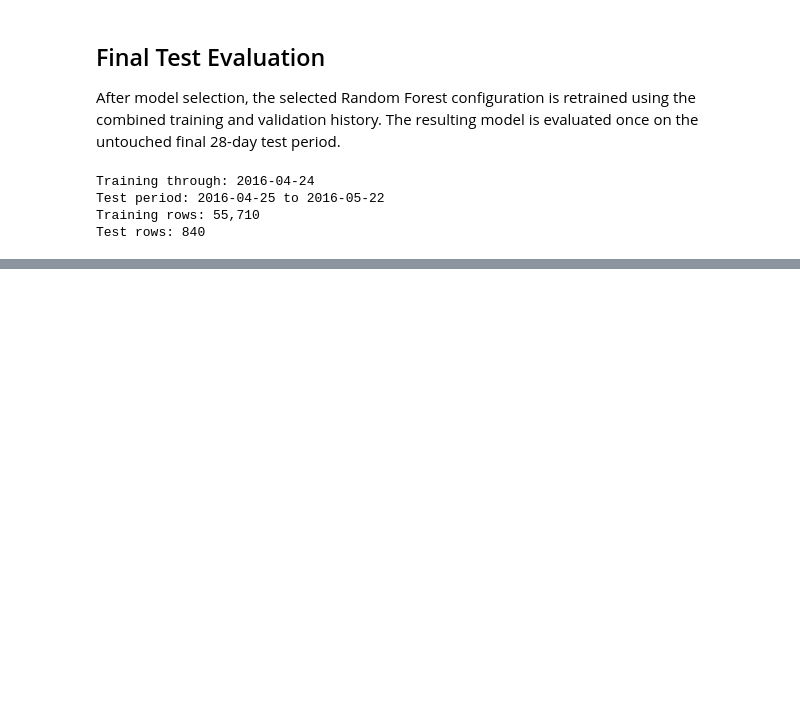
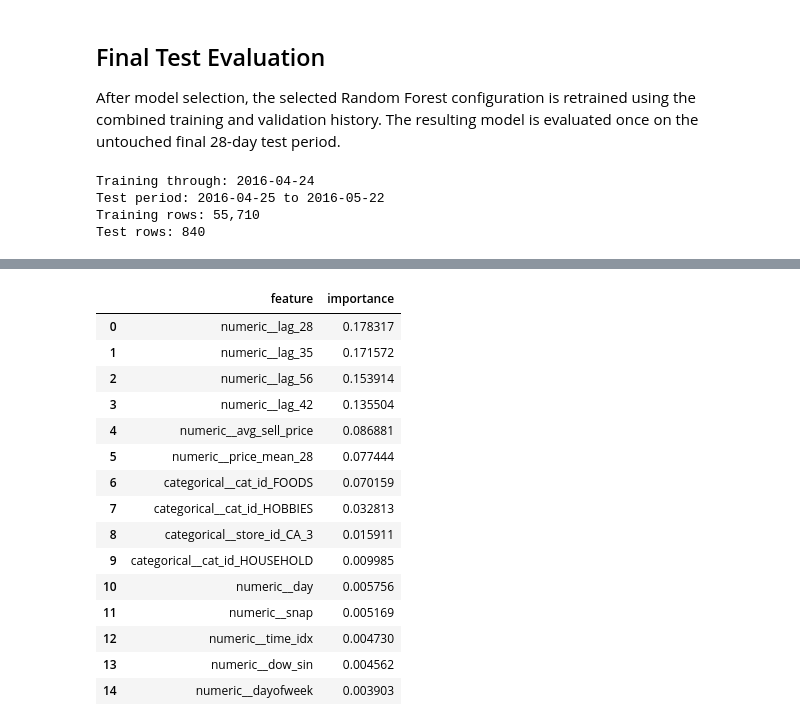
Before and after one commit to afsane-amiri/retail-demand-forecasting, a Jupyter notebook: notebooks/03_model_development.ipynb, the cells around one changed output, grey strips where cells are left out. Saved outputs shown, nothing was run; the diff lists cells and outputs as text; code cells hidden in the pictures; blank space fills up the shorter version.

```diff
--- a/notebooks/03_model_development.ipynb
+++ b/notebooks/03_model_development.ipynb
@@ -1129,3 +1129,14 @@ Training through: 2016-04-24
 Test period: 2016-04-25 to 2016-05-22
 Training rows: 55,710
 Test rows: 840
+# %%
+final_rf = rf_module.build_random_forest_pipeline(
+    **best_rf_params
+)
+
+final_rf.fit(
+    X_train_validation,
+    y_train_validation,
+)
+
+print("Final Random Forest training complete.")
@@ -1131,0 +1361,41 @@ Test rows: 840
+# %%
+preprocessor = final_rf.named_steps["preprocessor"]
+rf_model = final_rf.named_steps["model"]
+
+feature_names = (
+    preprocessor
+    .get_feature_names_out()
+)
+
+feature_importance = (
+    pd.DataFrame(
+        {
+            "feature": feature_names,
+            "importance": rf_model.feature_importances_,
+        }
+    )
+    .sort_values(
+        "importance",
+        ascending=False,
+    )
+    .reset_index(drop=True)
+)
+
+feature_importance.head(15)
+# %% [output]
+|  | feature | importance |
+| 0 | numeric__lag_28 | 0.178317 |
+| 1 | numeric__lag_35 | 0.171572 |
+| 2 | numeric__lag_56 | 0.153914 |
+| 3 | numeric__lag_42 | 0.135504 |
+| 4 | numeric__avg_sell_price | 0.086881 |
+| 5 | numeric__price_mean_28 | 0.077444 |
+| 6 | categorical__cat_id_FOODS | 0.070159 |
+| 7 | categorical__cat_id_HOBBIES | 0.032813 |
+| 8 | categorical__store_id_CA_3 | 0.015911 |
+| 9 | categorical__cat_id_HOUSEHOLD | 0.009985 |
+| 10 | numeric__day | 0.005756 |
+| 11 | numeric__snap | 0.005169 |
+| 12 | numeric__time_idx | 0.004730 |
+| 13 | numeric__dow_sin | 0.004562 |
+| 14 | numeric__dayofweek | 0.003903 |
```
Also changed, not shown: parts of 16 cells of this notebook, 9 other files.
